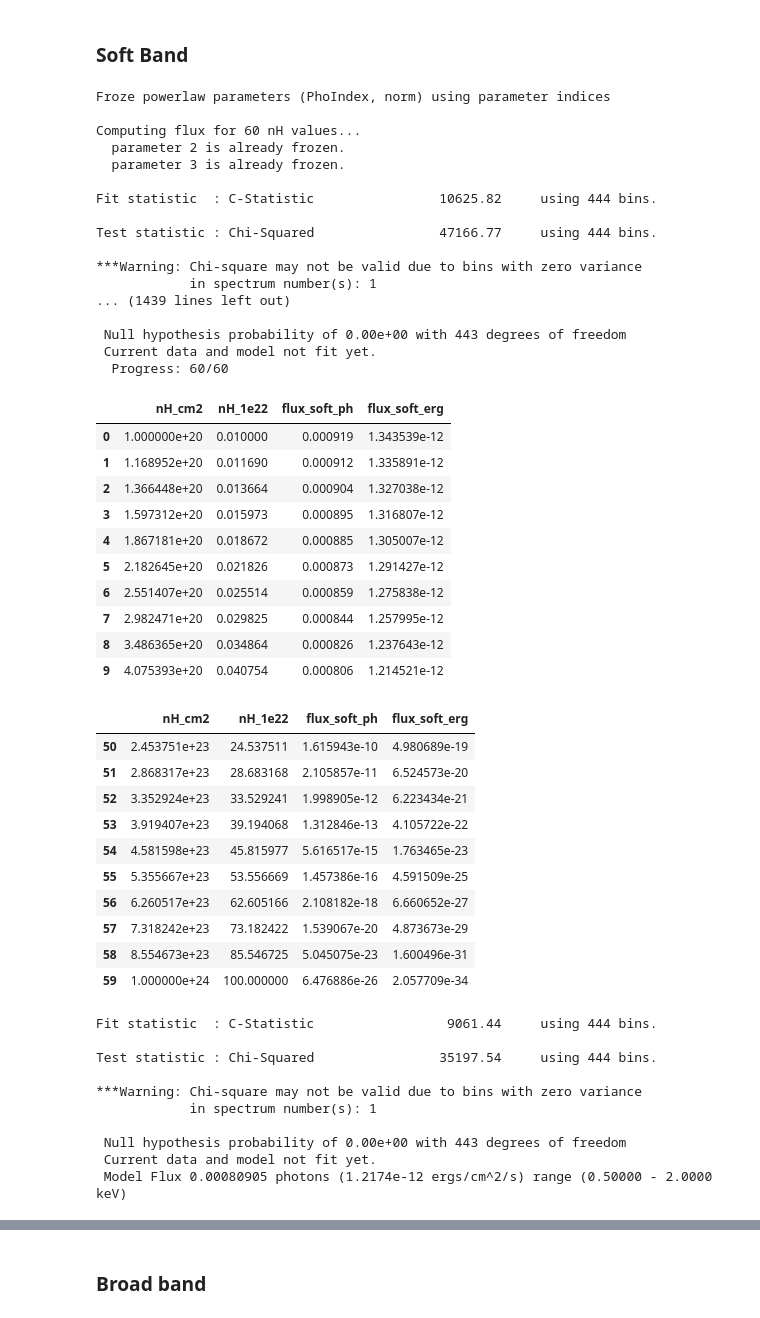
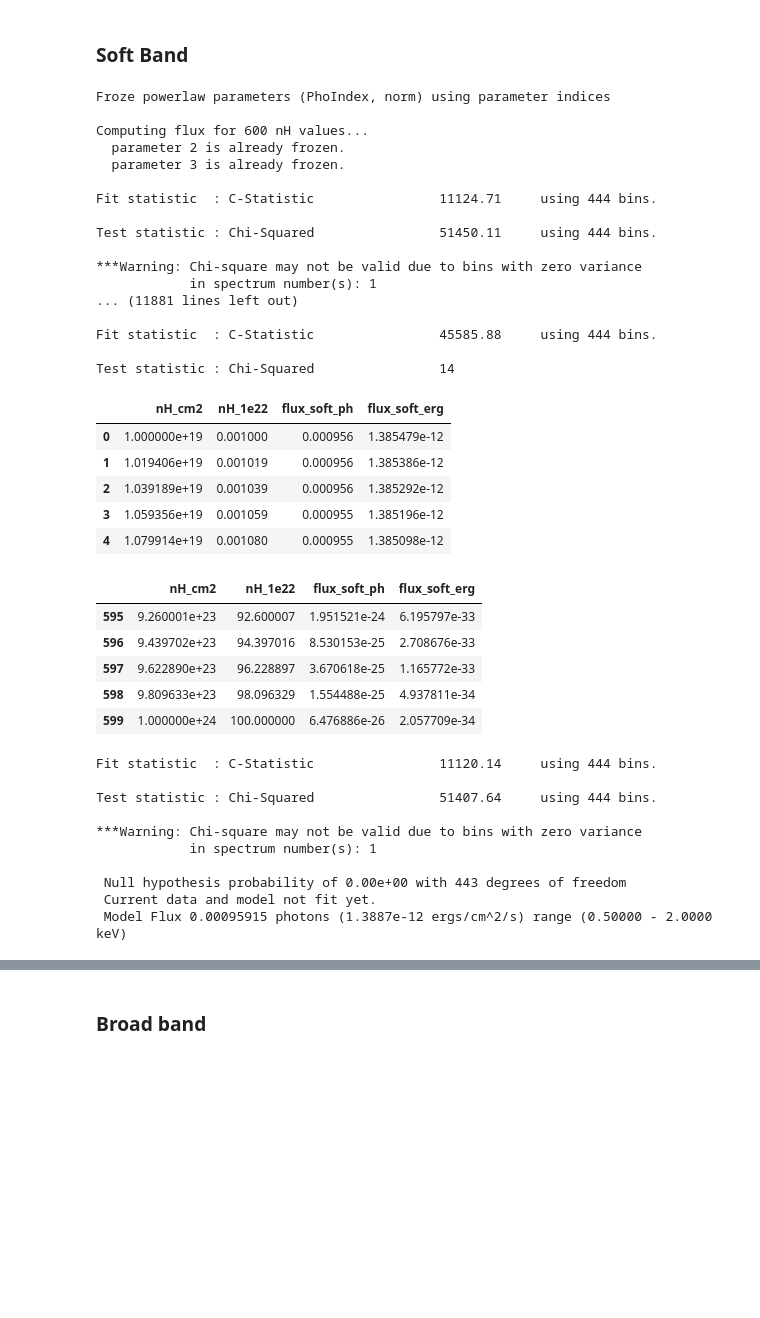
Before and after one commit to Ruchit10/XRB_LightCurve, a Jupyter notebook: xrb_flux_nH_abs.ipynb, the cells around one changed output, grey strips where cells are left out. Drawn from its saved outputs; the diff is of its cells as text; code cells hidden in the pictures; blank space fills up the shorter version.

```diff
--- a/xrb_flux_nH_abs.ipynb
+++ b/xrb_flux_nH_abs.ipynb
@@ -199,24 +199,24 @@ instrument_bands = {
 band_names = ["soft"]
 bands = {name: instrument_bands[name] for name in band_names}
 # Build nH grid (log-spaced)
-nH_values_cm2 = np.logspace(np.log10(1e20), np.log10(1e24), 60)
+nH_values_cm2 = np.logspace(np.log10(1e19), np.log10(1e24), 600)
 df = vary_nh_and_compute(nH_values_cm2, bands)
 # %% [output]
 Froze powerlaw parameters (PhoIndex, norm) using parameter indices
 
-Computing flux for 60 nH values...
+Computing flux for 600 nH values...
   parameter 2 is already frozen.
   parameter 3 is already frozen.
 
-Fit statistic  : C-Statistic                10625.82     using 444 bins.
+Fit statistic  : C-Statistic                11124.71     using 444 bins.
 
-Test statistic : Chi-Squared                47166.77     using 444 bins.
+Test statistic : Chi-Squared                51450.11     using 444 bins.
 
 ***Warning: Chi-square may not be valid due to bins with zero variance
             in spectrum number(s): 1
-... (1439 lines left out)
+... (11881 lines left out)
 
- Null hypothesis probability of 0.00e+00 with 443 degrees of freedom
- Current data and model not fit yet.
-  Progress: 60/60
+Fit statistic  : C-Statistic                45585.88     using 444 bins.
+
+Test statistic : Chi-Squared                14
 # %%
@@ -224,46 +224,36 @@ df.to_csv("./analyses/flux_vs_nH_tbabs_15803_soft.csv", index=False)
 # %%
-df.head(10)
+df.head()
 # %% [output]
 |  | nH_cm2 | nH_1e22 | flux_soft_ph | flux_soft_erg |
-| 0 | 1.000000e+20 | 0.010000 | 0.000919 | 1.343539e-12 |
-| 1 | 1.168952e+20 | 0.011690 | 0.000912 | 1.335891e-12 |
-| 2 | 1.366448e+20 | 0.013664 | 0.000904 | 1.327038e-12 |
-| 3 | 1.597312e+20 | 0.015973 | 0.000895 | 1.316807e-12 |
-| 4 | 1.867181e+20 | 0.018672 | 0.000885 | 1.305007e-12 |
-| 5 | 2.182645e+20 | 0.021826 | 0.000873 | 1.291427e-12 |
-| 6 | 2.551407e+20 | 0.025514 | 0.000859 | 1.275838e-12 |
-| 7 | 2.982471e+20 | 0.029825 | 0.000844 | 1.257995e-12 |
-| 8 | 3.486365e+20 | 0.034864 | 0.000826 | 1.237643e-12 |
-| 9 | 4.075393e+20 | 0.040754 | 0.000806 | 1.214521e-12 |
+| 0 | 1.000000e+19 | 0.001000 | 0.000956 | 1.385479e-12 |
+| 1 | 1.019406e+19 | 0.001019 | 0.000956 | 1.385386e-12 |
+| 2 | 1.039189e+19 | 0.001039 | 0.000956 | 1.385292e-12 |
+| 3 | 1.059356e+19 | 0.001059 | 0.000955 | 1.385196e-12 |
+| 4 | 1.079914e+19 | 0.001080 | 0.000955 | 1.385098e-12 |
 # %%
-df.tail(10)
+df.tail()
 # %% [output]
 |  | nH_cm2 | nH_1e22 | flux_soft_ph | flux_soft_erg |
-| 50 | 2.453751e+23 | 24.537511 | 1.615943e-10 | 4.980689e-19 |
-| 51 | 2.868317e+23 | 28.683168 | 2.105857e-11 | 6.524573e-20 |
-| 52 | 3.352924e+23 | 33.529241 | 1.998905e-12 | 6.223434e-21 |
-| 53 | 3.919407e+23 | 39.194068 | 1.312846e-13 | 4.105722e-22 |
-| 54 | 4.581598e+23 | 45.815977 | 5.616517e-15 | 1.763465e-23 |
-| 55 | 5.355667e+23 | 53.556669 | 1.457386e-16 | 4.591509e-25 |
-| 56 | 6.260517e+23 | 62.605166 | 2.108182e-18 | 6.660652e-27 |
-| 57 | 7.318242e+23 | 73.182422 | 1.539067e-20 | 4.873673e-29 |
-| 58 | 8.554673e+23 | 85.546725 | 5.045075e-23 | 1.600496e-31 |
-| 59 | 1.000000e+24 | 100.000000 | 6.476886e-26 | 2.057709e-34 |
+| 595 | 9.260001e+23 | 92.600007 | 1.951521e-24 | 6.195797e-33 |
+| 596 | 9.439702e+23 | 94.397016 | 8.530153e-25 | 2.708676e-33 |
+| 597 | 9.622890e+23 | 96.228897 | 3.670618e-25 | 1.165772e-33 |
+| 598 | 9.809633e+23 | 98.096329 | 1.554488e-25 | 4.937811e-34 |
+| 599 | 1.000000e+24 | 100.000000 | 6.476886e-26 | 2.057709e-34 |
 # %%
 # Verify few values manually
-m1.TBabs.nH = 0.040754
+m1.TBabs.nH = 0.001080
 AllModels.calcFlux("0.5 2.0")
 # %% [output]
-Fit statistic  : C-Statistic                 9061.44     using 444 bins.
+Fit statistic  : C-Statistic                11120.14     using 444 bins.
 
-Test statistic : Chi-Squared                35197.54     using 444 bins.
+Test statistic : Chi-Squared                51407.64     using 444 bins.
 
 ***Warning: Chi-square may not be valid due to bins with zero variance
             in spectrum number(s): 1
 
  Null hypothesis probability of 0.00e+00 with 443 degrees of freedom
  Current data and model not fit yet.
- Model Flux 0.00080905 photons (1.2174e-12 ergs/cm^2/s) range (0.50000 - 2.0000 keV)
+ Model Flux 0.00095915 photons (1.3887e-12 ergs/cm^2/s) range (0.50000 - 2.0000 keV)
 # %%
 AllModels.show()
 # %% [output]
```
Also changed, not shown: parts of 6 cells of this notebook, 4 other files.
